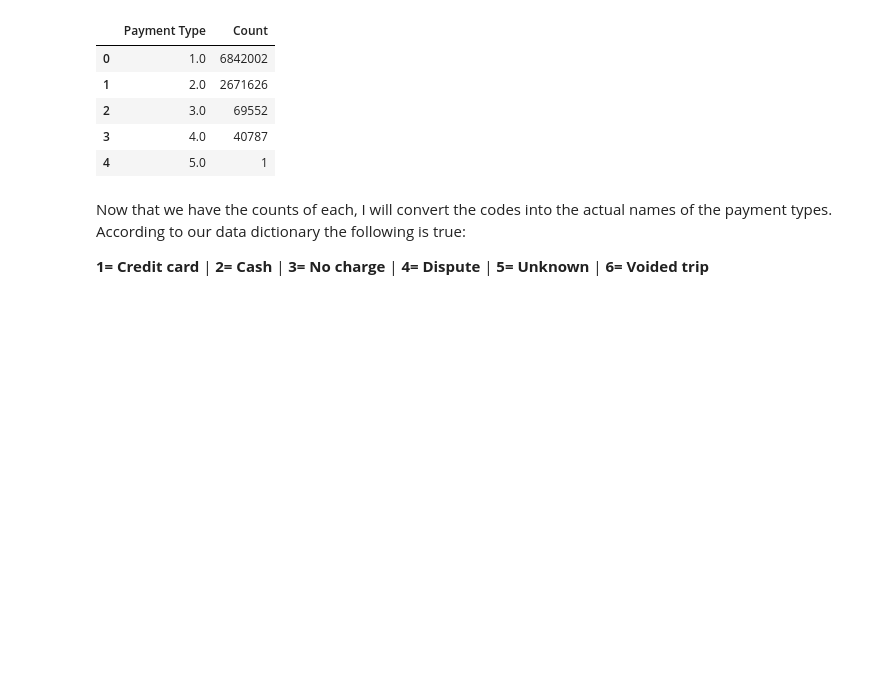
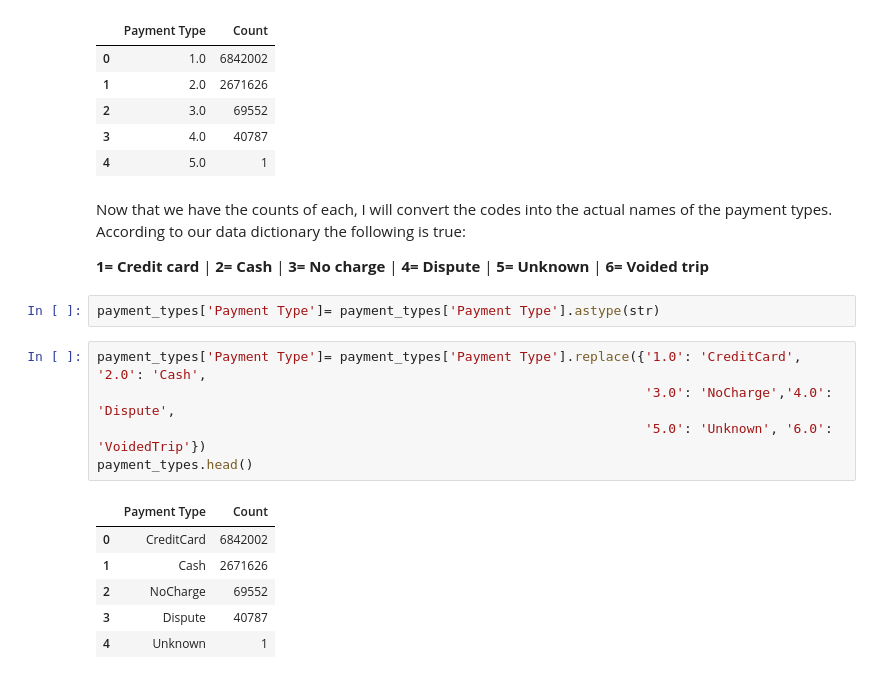
Before and after one commit to samtuleen/nyc-taxis-vs-covid, a Jupyter notebook: notebook1.ipynb, the cells around one changed output. Drawn from its saved outputs; the diff is of its cells as text; blank space fills up the shorter version.

```diff
--- a/notebook1.ipynb
+++ b/notebook1.ipynb
@@ -160,6 +160,20 @@ payment_types.head(6)
 Now that we have the counts of each, I will convert the codes into the actual names of the payment types. According to our data dictionary the following is true:
 
 **1= Credit card** | **2= Cash** | **3= No charge** | **4= Dispute** | **5= Unknown** | **6= Voided trip**
+# %%
+payment_types['Payment Type']= payment_types['Payment Type'].astype(str)
+# %%
+payment_types['Payment Type']= payment_types['Payment Type'].replace({'1.0': 'CreditCard', '2.0': 'Cash',
+                                                                      '3.0': 'NoCharge','4.0': 'Dispute',
+                                                                      '5.0': 'Unknown', '6.0': 'VoidedTrip'})
+payment_types.head()
+# %% [output]
+|  | Payment Type | Count |
+| 0 | CreditCard | 6842002 |
+| 1 | Cash | 2671626 |
+| 2 | NoCharge | 69552 |
+| 3 | Dispute | 40787 |
+| 4 | Unknown | 1 |
 # %%
 plt.figure(figsize=(14,7))
 ax1 = sns.barplot(x=payment_types['Payment Type'], y=payment_types['Count'], palette='viridis')
```
Also changed, not shown: parts of 1 cell of this notebook.
